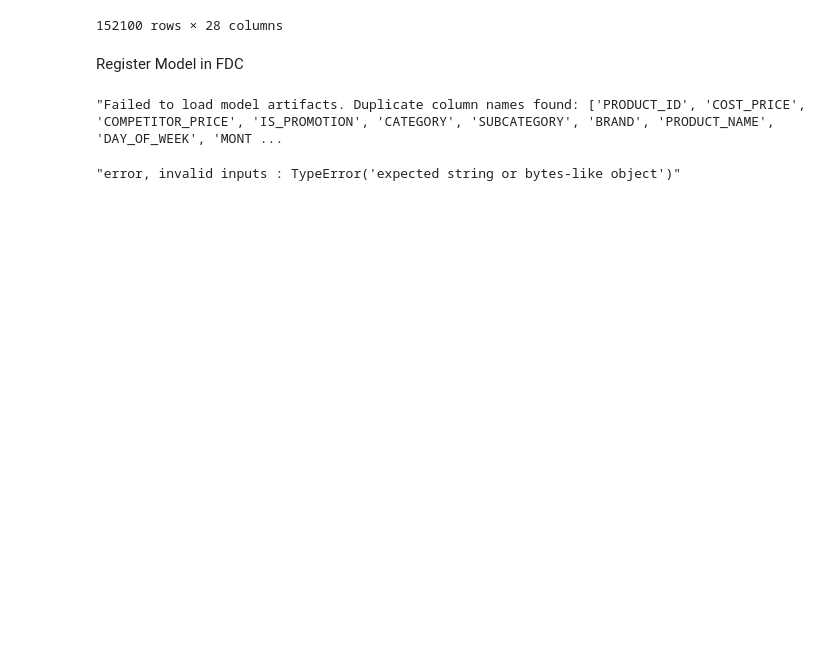
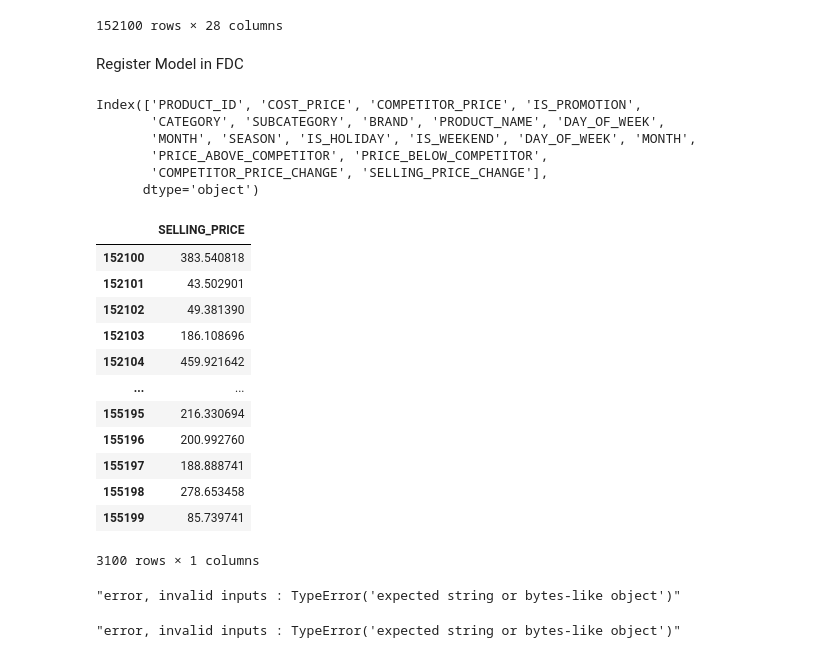
Before and after one commit to hemanth-sangem/fdc, a Jupyter notebook: Dynamic Pricing /Feature engineering/TEST-MODEL (1) (1) (2) (1) (3).ipynb, the cells around one changed output. Saved outputs shown, nothing was run; the diff lists cells and outputs as text; code cells hidden in the pictures; blank space fills up the shorter version.

```diff
--- a/Dynamic Pricing /Feature engineering/TEST-MODEL (1) (1) (2) (1) (3).ipynb
+++ b/Dynamic Pricing /Feature engineering/TEST-MODEL (1) (1) (2) (1) (3).ipynb
@@ -497,13 +497,38 @@ X_train.rename(columns={'Day_of_Week': 'DAY_OF_WEEK', 'Month': 'MONTH', 'Price_A
 X_test.rename(columns={'Day_of_Week': 'DAY_OF_WEEK', 'Month': 'MONTH', 'Price_Above_Competitor': 'PRICE_ABOVE_COMPETITOR', 'Price_Below_Competitor': 'PRICE_BELOW_COMPETITOR', 'Competitor_Price_Change': 'COMPETITOR_PRICE_CHANGE', 'Selling_Price_Daily_Change': 'SELLING_PRICE_CHANGE'}, inplace=True)
 # %%
 y_pred.columns = ["Pred"]
+# %%
+X_test.columns
+# %% [output]
+Index(['PRODUCT_ID', 'COST_PRICE', 'COMPETITOR_PRICE', 'IS_PROMOTION',
+       'CATEGORY', 'SUBCATEGORY', 'BRAND', 'PRODUCT_NAME', 'DAY_OF_WEEK',
+       'MONTH', 'SEASON', 'IS_HOLIDAY', 'IS_WEEKEND', 'DAY_OF_WEEK', 'MONTH',
+       'PRICE_ABOVE_COMPETITOR', 'PRICE_BELOW_COMPETITOR',
+       'COMPETITOR_PRICE_CHANGE', 'SELLING_PRICE_CHANGE'],
+      dtype='object')
+# %%
+y_test
+# %% [output]
+|  | SELLING_PRICE |
+| 152100 | 383.540818 |
+| 152101 | 43.502901 |
+| 152102 | 49.381390 |
+| 152103 | 186.108696 |
+| 152104 | 459.921642 |
+| ... | ... |
+| 155195 | 216.330694 |
+| 155196 | 200.992760 |
+| 155197 | 188.888741 |
+| 155198 | 278.653458 |
+| 155199 | 85.739741 |
+3100 rows × 1 columns
 # %%
 register_model(
     model_obj=SP_model,
     session=my_session,
-    x_train=X_train,
+    x_train=X_train_imputed,
     y_train=y_train,
-    x_test=X_test,
+    x_test=X_test_imputed,
     y_test=y_test,
     y_pred=y_pred,
     source='Notebook',
@@ -516,7 +541,7 @@ register_model(
     conda_dependencies=["scikit-learn==1.3.2"]
 )
 # %% [output]
-"Failed to load model artifacts. Duplicate column names found: ['PRODUCT_ID', 'COST_PRICE', 'COMPETITOR_PRICE', 'IS_PROMOTION', 'CATEGORY', 'SUBCATEGORY', 'BRAND', 'PRODUCT_NAME', 'DAY_OF_WEEK', 'MONT ...
+"error, invalid inputs : TypeError('expected string or bytes-like object')"
 # %%
 register_model(
     model_obj=Sales_model,
```
